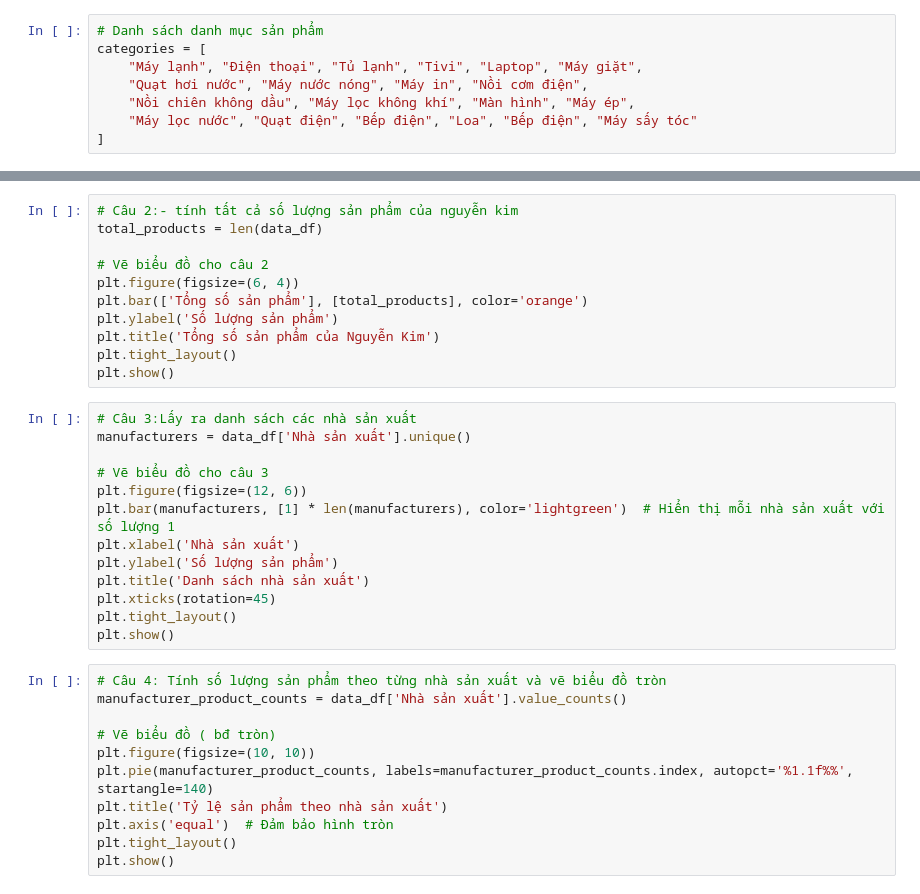
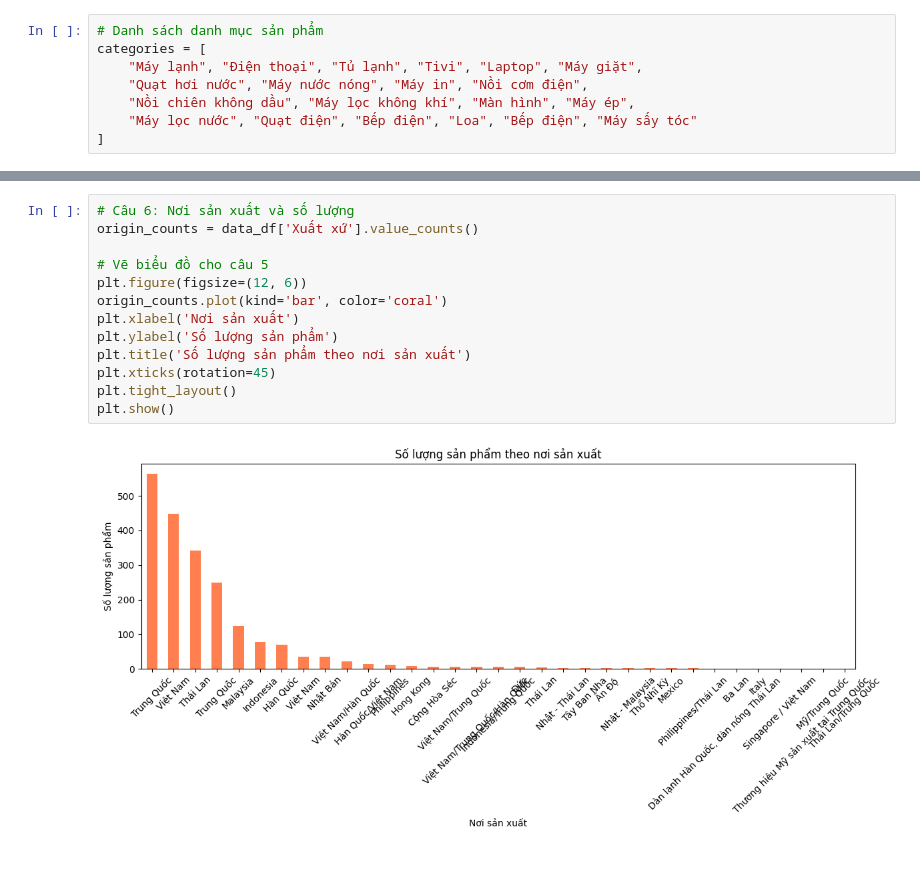
Before and after one commit to duykhoi5104/Learn-more-and-more, a Jupyter notebook: Do_an.ipynb, the cells around one changed output, grey strips where cells are left out. Drawn from its saved outputs; the diff is of its cells as text; blank space fills up the shorter version.

```diff
--- a/Do_an.ipynb
+++ b/Do_an.ipynb
@@ -494,35 +592,15 @@ plt.show()  # Hiển thị biểu đồ
 # %%
-# Câu 2:- tính tất cả số lượng sản phẩm của nguyễn kim
-total_products = len(data_df)
+# Câu 6: Nơi sản xuất và số lượng
+origin_counts = data_df['Xuất xứ'].value_counts()
 
-# Vẽ biểu đồ cho câu 2
-plt.figure(figsize=(6, 4))
-plt.bar(['Tổng số sản phẩm'], [total_products], color='orange')
+# Vẽ biểu đồ cho câu 5
+plt.figure(figsize=(12, 6))
+origin_counts.plot(kind='bar', color='coral')
+plt.xlabel('Nơi sản xuất')
 plt.ylabel('Số lượng sản phẩm')
-plt.title('Tổng số sản phẩm của Nguyễn Kim')
+plt.title('Số lượng sản phẩm theo nơi sản xuất')
+plt.xticks(rotation=45)
 plt.tight_layout()
 plt.show()
+# %% [output]
+[figure, added]
-# %%
-# Câu 3:Lấy ra danh sách các nhà sản xuất
-manufacturers = data_df['Nhà sản xuất'].unique()
-
-# Vẽ biểu đồ cho câu 3
-plt.figure(figsize=(12, 6))
-plt.bar(manufacturers, [1] * len(manufacturers), color='lightgreen')  # Hiển thị mỗi nhà sản xuất với số lượng 1
-plt.xlabel('Nhà sản xuất')
-plt.ylabel('Số lượng sản phẩm')
-plt.title('Danh sách nhà sản xuất')
-plt.xticks(rotation=45)
-plt.tight_layout()
-plt.show()
-# %%
-# Câu 4: Tính số lượng sản phẩm theo từng nhà sản xuất và vẽ biểu đồ tròn
-manufacturer_product_counts = data_df['Nhà sản xuất'].value_counts()
-
-# Vẽ biểu đồ ( bđ tròn)
-plt.figure(figsize=(10, 10))
-plt.pie(manufacturer_product_counts, labels=manufacturer_product_counts.index, autopct='%1.1f%%', startangle=140)
-plt.title('Tỷ lệ sản phẩm theo nhà sản xuất')
-plt.axis('equal')  # Đảm bảo hình tròn
-plt.tight_layout()
-plt.show()
```
Also changed, not shown: parts of 25 cells of this notebook.
